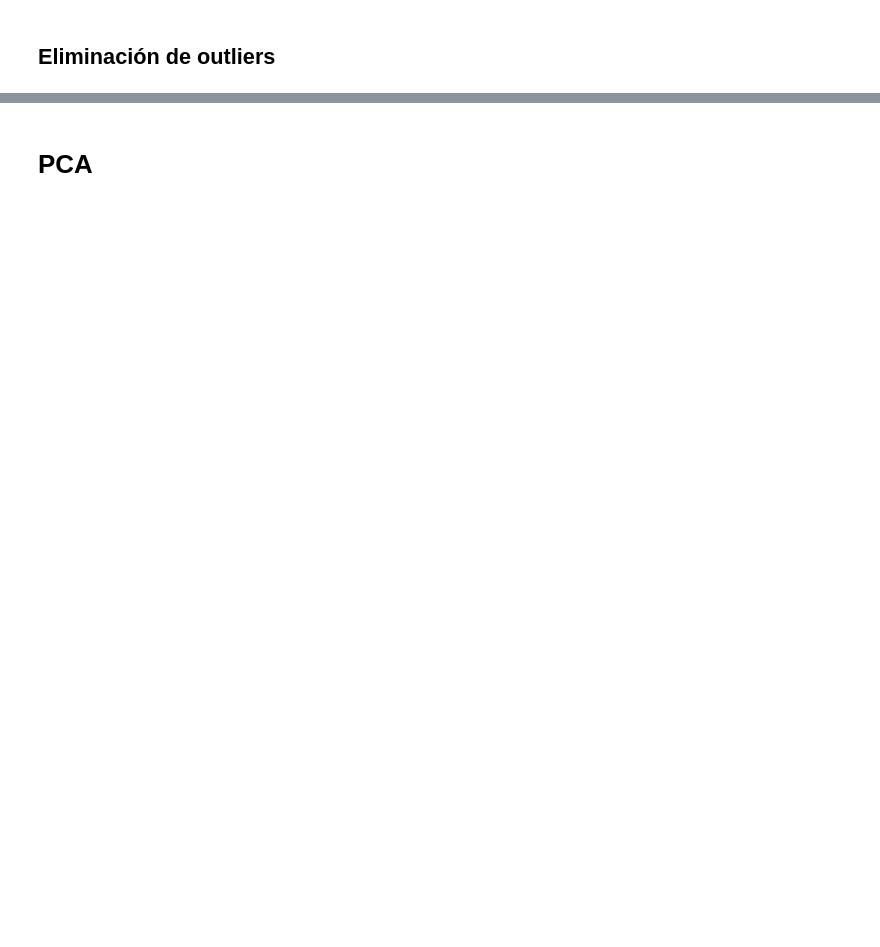
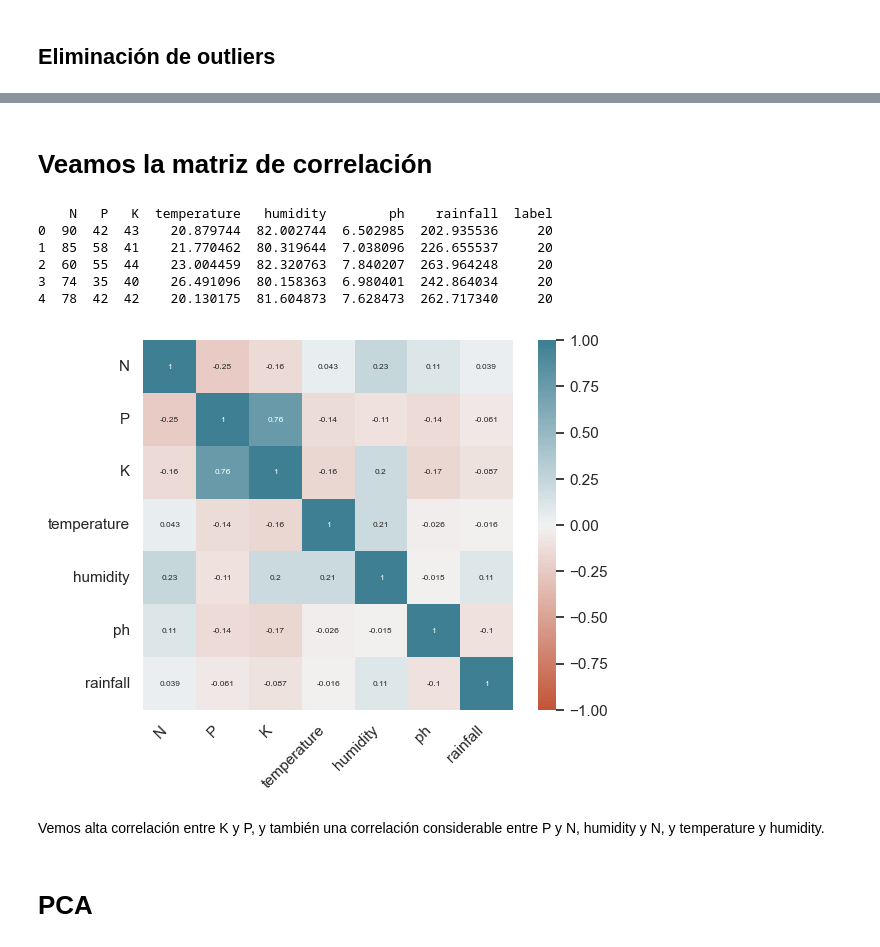
Before and after one commit to franciscodomingo/DataMining-Basics-2024, a Jupyter notebook: TP_1.ipynb, the cells around one changed output, grey strips where cells are left out. Saved outputs shown, nothing was run; the diff lists cells and outputs as text; code cells hidden in the pictures; blank space fills up the shorter version.

```diff
--- a/TP_1.ipynb
+++ b/TP_1.ipynb
@@ -245,2 +226,33 @@ max       3.3324
+# %% [markdown]
+# Veamos la matriz de correlación #
+# %%
+print(df.head())
+# %% [output]
+    N   P   K  temperature   humidity        ph    rainfall  label
+0  90  42  43    20.879744  82.002744  6.502985  202.935536     20
+1  85  58  41    21.770462  80.319644  7.038096  226.655537     20
+2  60  55  44    23.004459  82.320763  7.840207  263.964248     20
+3  74  35  40    26.491096  80.158363  6.980401  242.864034     20
+4  78  42  42    20.130175  81.604873  7.628473  262.717340     20
+# %%
+corr = df.drop(['label'], axis=1).corr()
+ax = sns.heatmap(
+    corr,
+    vmin=-1, vmax=1, center=0,
+    cmap=sns.diverging_palette(20, 220, n=200),
+    square=True,
+    annot = True,
+    annot_kws = {'size': 6}
+)
+ax.set_xticklabels(
+    ax.get_xticklabels(),
+    rotation=45,
+    horizontalalignment='right'
+)
+plt.show()
+# %% [output]
+[figure, added]
+# %% [markdown]
+Vemos alta correlación entre K y P, y también una correlación considerable entre P y N, humidity y N, y temperature y humidity.
 # %% [markdown]
 # PCA
```
Also changed, not shown: parts of 13 cells of this notebook.
